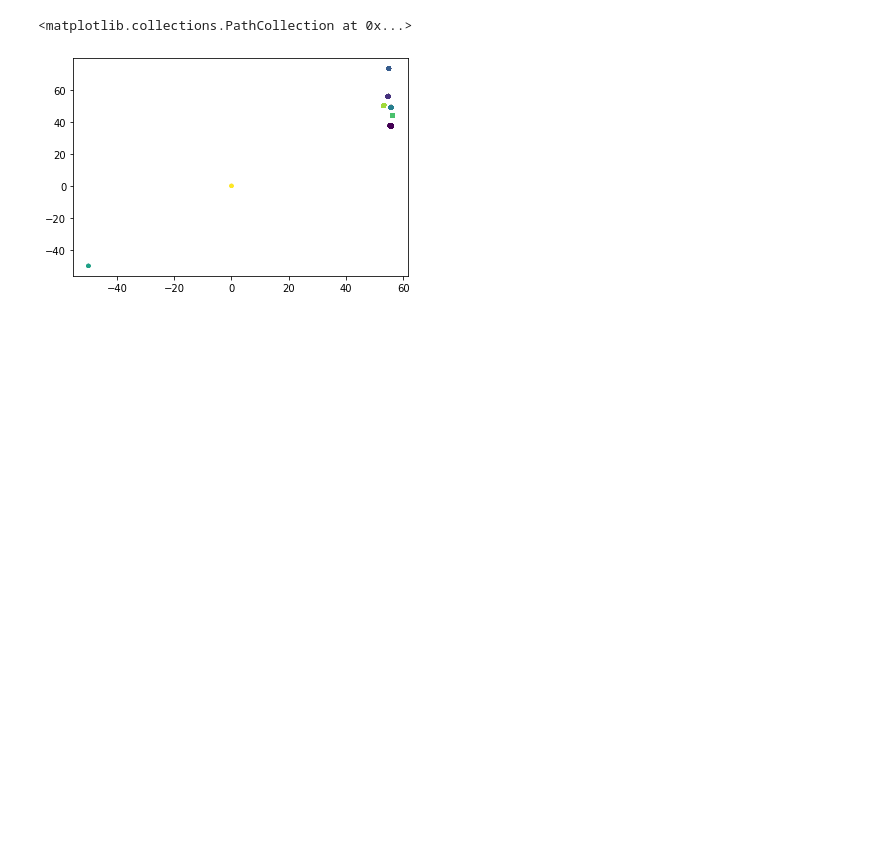
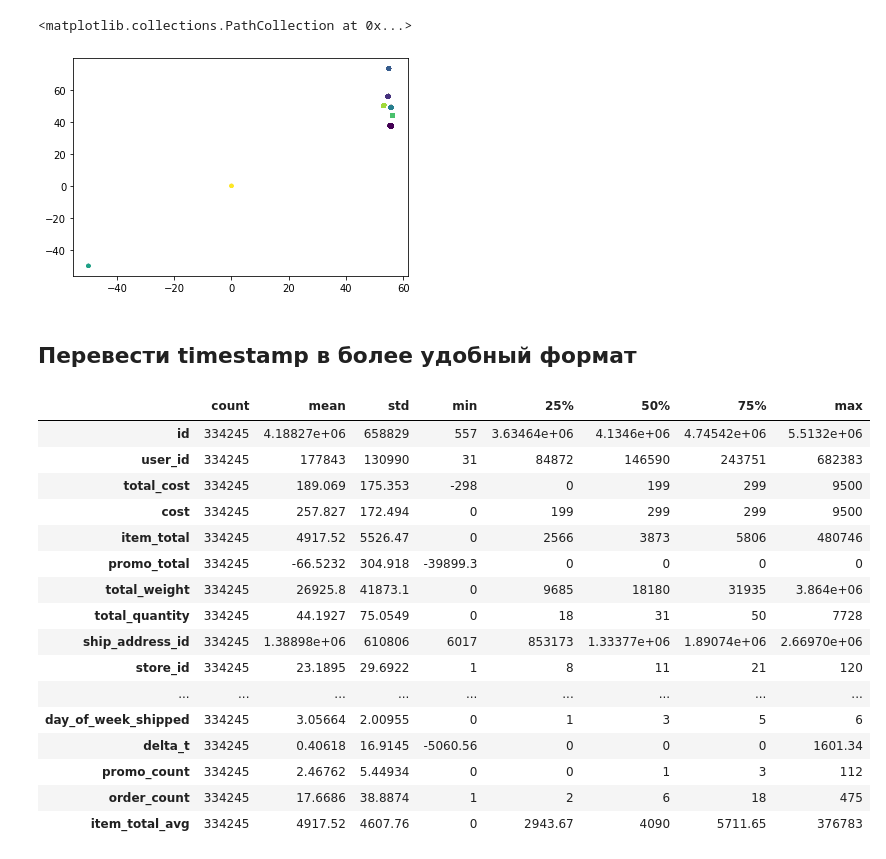
Before and after one commit to loooj58/test_sber, a Jupyter notebook: features.ipynb, the cells around one changed output. Saved outputs shown, nothing was run; the diff lists cells and outputs as text; code cells hidden in the pictures; blank space fills up the shorter version.

```diff
--- a/features.ipynb
+++ b/features.ipynb
@@ -311,3 +311,25 @@ plt.scatter(data["lat"], data["lon"], s=10, alpha=0.4, c=data['city'])
 # %% [output]
 <matplotlib.collections.PathCollection at 0x...>
 [figure]
+# %% [markdown]
+## Перевести timestamp в более удобный формат
+# %%
+data.describe().T
+# %% [output]
+|  | count | mean | std | min | 25% | 50% | 75% | max |
+| id | 334245 | 4.18827e+06 | 658829 | 557 | 3.63464e+06 | 4.1346e+06 | 4.74542e+06 | 5.5132e+06 |
+| user_id | 334245 | 177843 | 130990 | 31 | 84872 | 146590 | 243751 | 682383 |
+| total_cost | 334245 | 189.069 | 175.353 | -298 | 0 | 199 | 299 | 9500 |
+| cost | 334245 | 257.827 | 172.494 | 0 | 199 | 299 | 299 | 9500 |
+| item_total | 334245 | 4917.52 | 5526.47 | 0 | 2566 | 3873 | 5806 | 480746 |
+| promo_total | 334245 | -66.5232 | 304.918 | -39899.3 | 0 | 0 | 0 | 0 |
+| total_weight | 334245 | 26925.8 | 41873.1 | 0 | 9685 | 18180 | 31935 | 3.864e+06 |
+| total_quantity | 334245 | 44.1927 | 75.0549 | 0 | 18 | 31 | 50 | 7728 |
+| ship_address_id | 334245 | 1.38898e+06 | 610806 | 6017 | 853173 | 1.33377e+06 | 1.89074e+06 | 2.66970e+06 |
+| store_id | 334245 | 23.1895 | 29.6922 | 1 | 8 | 11 | 21 | 120 |
+| ... | ... | ... | ... | ... | ... | ... | ... | ... |
+| day_of_week_shipped | 334245 | 3.05664 | 2.00955 | 0 | 1 | 3 | 5 | 6 |
+| delta_t | 334245 | 0.40618 | 16.9145 | -5060.56 | 0 | 0 | 0 | 1601.34 |
+| promo_count | 334245 | 2.46762 | 5.44934 | 0 | 0 | 1 | 3 | 112 |
+| order_count | 334245 | 17.6686 | 38.8874 | 1 | 2 | 6 | 18 | 475 |
+| item_total_avg | 334245 | 4917.52 | 4607.76 | 0 | 2943.67 | 4090 | 5711.65 | 376783 |
```
Also changed, not shown: parts of 3 cells of this notebook.
